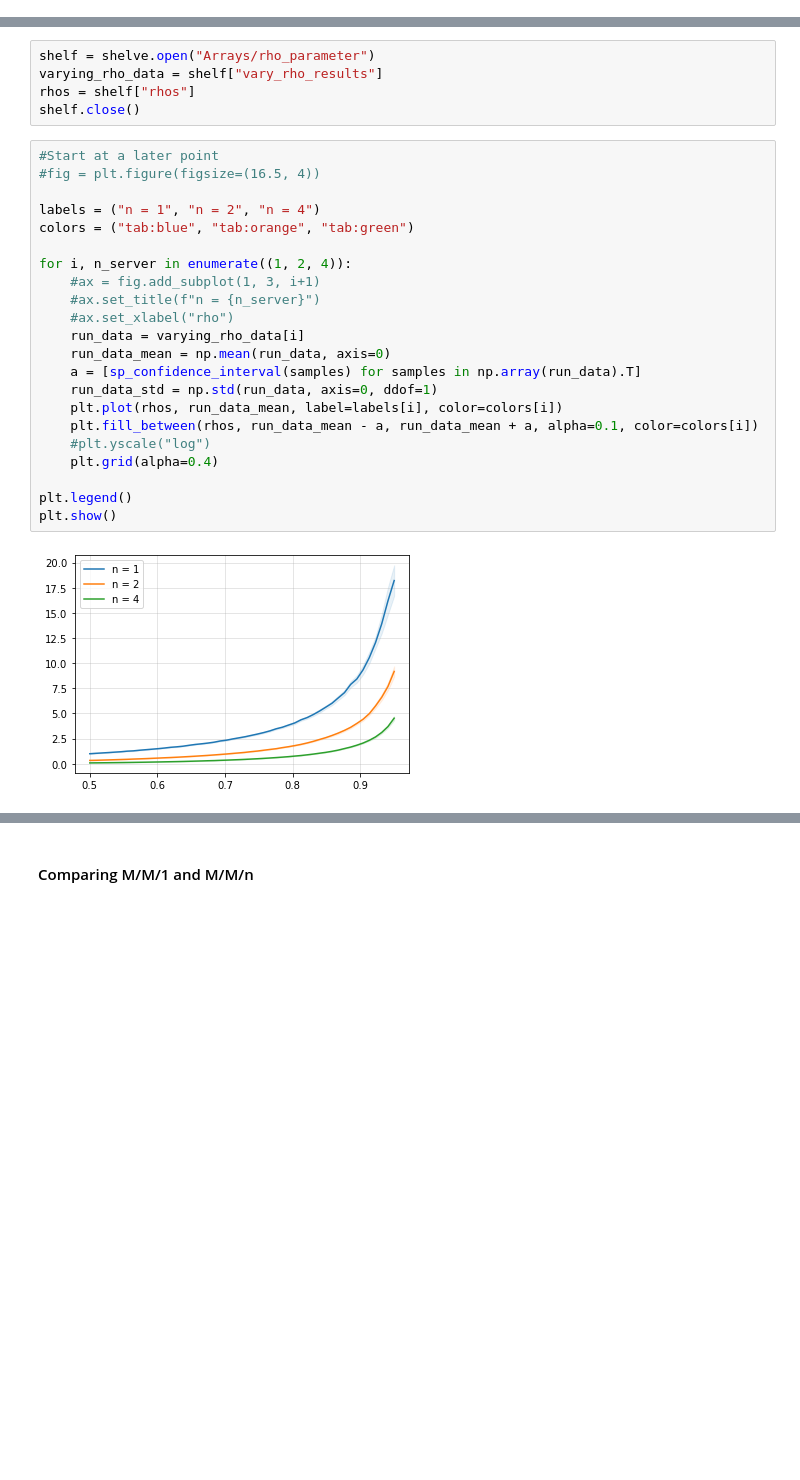
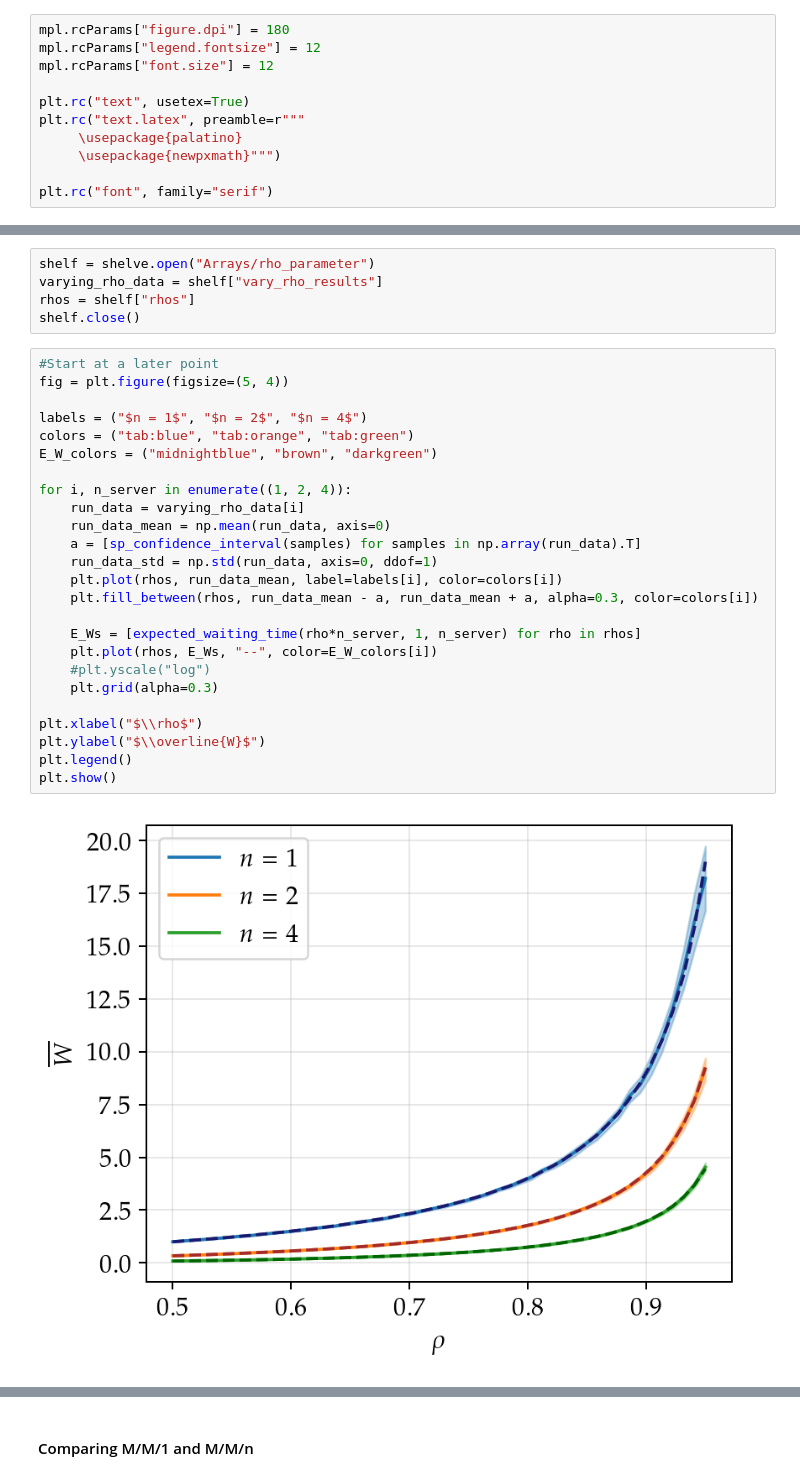
Before and after one commit to Maloup/Stochastic_assignment_2, a Jupyter notebook: Result_visualization.ipynb, the cells around one changed output, grey strips where cells are left out. Cells and saved outputs as stored; diff of their text form; blank space fills up the shorter version.

```diff
--- a/Result_visualization.ipynb
+++ b/Result_visualization.ipynb
@@ -14,4 +15,15 @@ from queue_function import run_queue_experiment, vary_t_worker, vary_rho_worker
 from util import initialize_parallel_rngs
+# %%
+mpl.rcParams["figure.dpi"] = 180
+mpl.rcParams["legend.fontsize"] = 12
+mpl.rcParams["font.size"] = 12
+
+plt.rc("text", usetex=True)
+plt.rc("text.latex", preamble=r"""
+     \usepackage{palatino}
+     \usepackage{newpxmath}""")
+
+plt.rc("font", family="serif")
 # %% [markdown]
 ### Helper functions
 # %%
@@ -134,25 +151,28 @@ rhos = shelf["rhos"]
 shelf.close()
 # %%
 #Start at a later point
-#fig = plt.figure(figsize=(16.5, 4))
+fig = plt.figure(figsize=(5, 4))
 
-labels = ("n = 1", "n = 2", "n = 4")
+labels = ("$n = 1$", "$n = 2$", "$n = 4$")
 colors = ("tab:blue", "tab:orange", "tab:green")
+E_W_colors = ("midnightblue", "brown", "darkgreen")
 
 for i, n_server in enumerate((1, 2, 4)):
-    #ax = fig.add_subplot(1, 3, i+1)
-    #ax.set_title(f"n = {n_server}")
-    #ax.set_xlabel("rho")
     run_data = varying_rho_data[i]
     run_data_mean = np.mean(run_data, axis=0)
     a = [sp_confidence_interval(samples) for samples in np.array(run_data).T]
     run_data_std = np.std(run_data, axis=0, ddof=1)
     plt.plot(rhos, run_data_mean, label=labels[i], color=colors[i])
-    plt.fill_between(rhos, run_data_mean - a, run_data_mean + a, alpha=0.1, color=colors[i])
+    plt.fill_between(rhos, run_data_mean - a, run_data_mean + a, alpha=0.3, color=colors[i])
+
+    E_Ws = [expected_waiting_time(rho*n_server, 1, n_server) for rho in rhos]
+    plt.plot(rhos, E_Ws, "--", color=E_W_colors[i])
     #plt.yscale("log")
-    plt.grid(alpha=0.4)
+    plt.grid(alpha=0.3)
 
+plt.xlabel("$\\rho$")
+plt.ylabel("$\\overline{W}$")
 plt.legend()
 plt.show()
 # %% [output]
-[figure, old version]
+[figure, new version]
```
Also changed, not shown: parts of 11 cells of this notebook, 1 other file.
